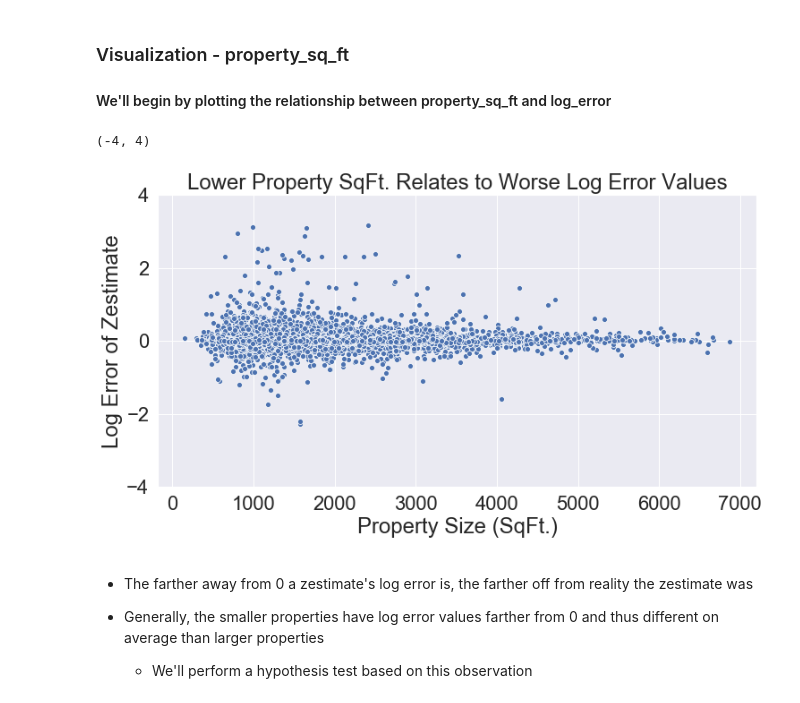
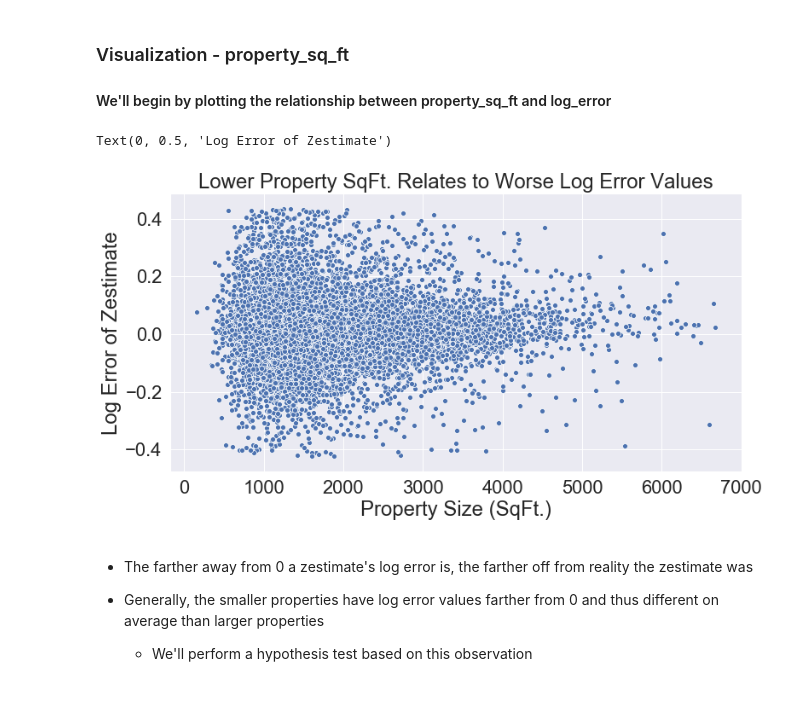
Before and after one commit to SamuelD-Data/zillow_clustering_project, a Jupyter notebook: zillow_clustering_project_notebook.ipynb, the cells around one changed output. Saved outputs shown, nothing was run; the diff lists cells and outputs as text; code cells hidden in the pictures.

Commit message:
updated code to now remove lower and upper outliers

```diff
--- a/zillow_clustering_project_notebook.ipynb
+++ b/zillow_clustering_project_notebook.ipynb
@@ -417,6 +412,0 @@ train.shape
-# %%
-# function used to identify outliers and their distance from the upper boundary
-train = add_upper_outlier_columns(train, k=6)
-
-# previewing data
-train.head(2)
@@ -472,6 +440,0 @@ Name: heating_system_type_20_upper_outliers, dtype: float64
-# %%
-# function removes all upper outliers from non-categorical and non-target variable columns
-train = outlier_remover(train)
-
-# previewing data
-train.head(2)
@@ -644,20 +601,17 @@ Let's explore how the square feet of a property relates to log error.
 # %%
 # setting figure and text size for plot
 sns.set(rc = {'figure.figsize':(12,6)})
 sns.set(font_scale = 2)
 
 # creating scatter plot and setting title
 sns.scatterplot(x = 'property_sq_ft', y = 'log_error', data = train).set_title("Lower Property SqFt. Relates to Worse Log Error Values")
 
 # setting x and y labels
 plt.xlabel("Property Size (SqFt.)")
 plt.ylabel("Log Error of Zestimate")
-
-# setting y limits
-plt.ylim(-4, 4)
 # %% [output]
-(-4, 4)
+Text(0, 0.5, 'Log Error of Zestimate')
-[figure, old version]
+[figure, new version]
 # %% [markdown]
 - The farther away from 0 a zestimate's log error is, the farther off from reality the zestimate was
 
```
Also changed, not shown: parts of 17 cells of this notebook, 1 other file.
